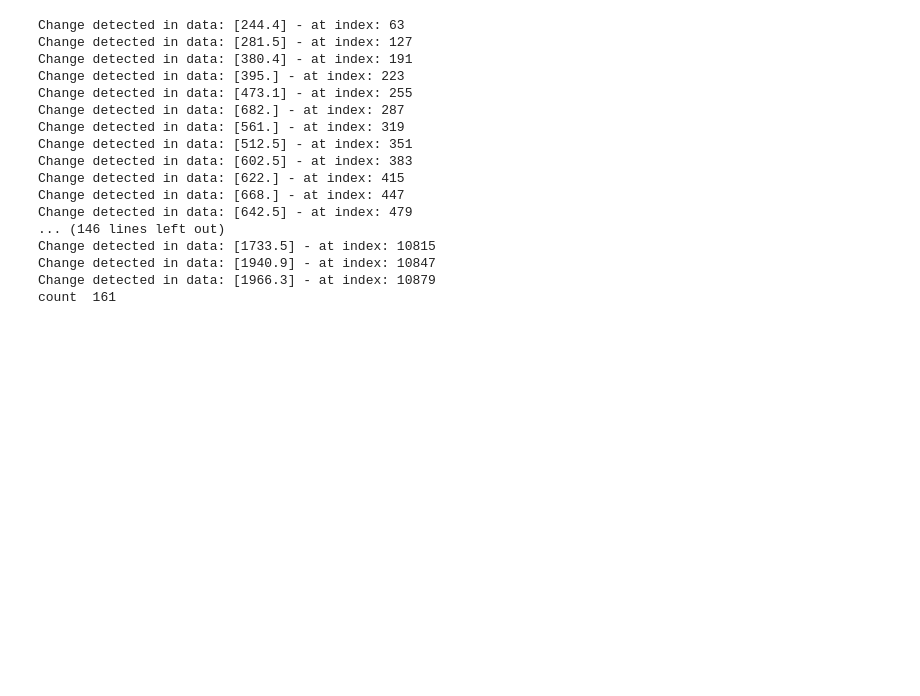
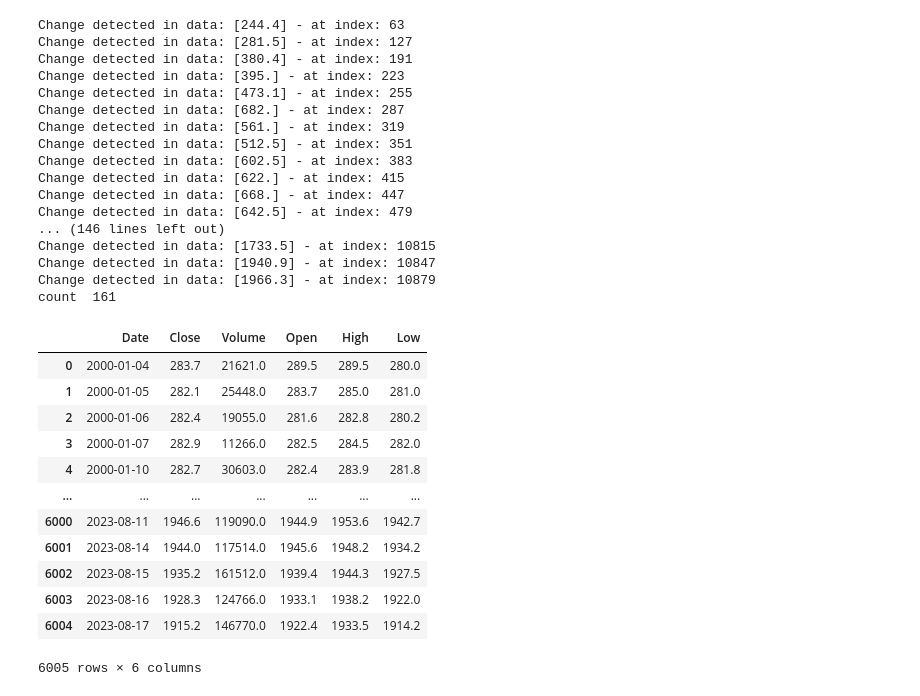
Before and after one commit to MISJasonChuang/drift_detection, a Jupyter notebook: drift_detect.ipynb, the cells around one changed output. Cells and saved outputs as stored; diff of their text form; code cells hidden in the pictures; blank space fills up the shorter version.

Commit message:
[fix] new dataset gold prices 2000-2023

```diff
--- a/drift_detect.ipynb
+++ b/drift_detect.ipynb
@@ -89,3 +89,20 @@ Change detected in data: [1733.5] - at index: 10815
 Change detected in data: [1940.9] - at index: 10847
 Change detected in data: [1966.3] - at index: 10879
 count  161
+# %%
+df2 = pd.read_csv('/content/drive/MyDrive/Colab Notebooks/gold prices 2000-2023.csv')
+df2
+# %% [output]
+|  | Date | Close | Volume | Open | High | Low |
+| 0 | 2000-01-04 | 283.7 | 21621.0 | 289.5 | 289.5 | 280.0 |
+| 1 | 2000-01-05 | 282.1 | 25448.0 | 283.7 | 285.0 | 281.0 |
+| 2 | 2000-01-06 | 282.4 | 19055.0 | 281.6 | 282.8 | 280.2 |
+| 3 | 2000-01-07 | 282.9 | 11266.0 | 282.5 | 284.5 | 282.0 |
+| 4 | 2000-01-10 | 282.7 | 30603.0 | 282.4 | 283.9 | 281.8 |
+| ... | ... | ... | ... | ... | ... | ... |
+| 6000 | 2023-08-11 | 1946.6 | 119090.0 | 1944.9 | 1953.6 | 1942.7 |
+| 6001 | 2023-08-14 | 1944.0 | 117514.0 | 1945.6 | 1948.2 | 1934.2 |
+| 6002 | 2023-08-15 | 1935.2 | 161512.0 | 1939.4 | 1944.3 | 1927.5 |
+| 6003 | 2023-08-16 | 1928.3 | 124766.0 | 1933.1 | 1938.2 | 1922.0 |
+| 6004 | 2023-08-17 | 1915.2 | 146770.0 | 1922.4 | 1933.5 | 1914.2 |
+6005 rows × 6 columns
```
Also changed, not shown: parts of 4 cells of this notebook.
